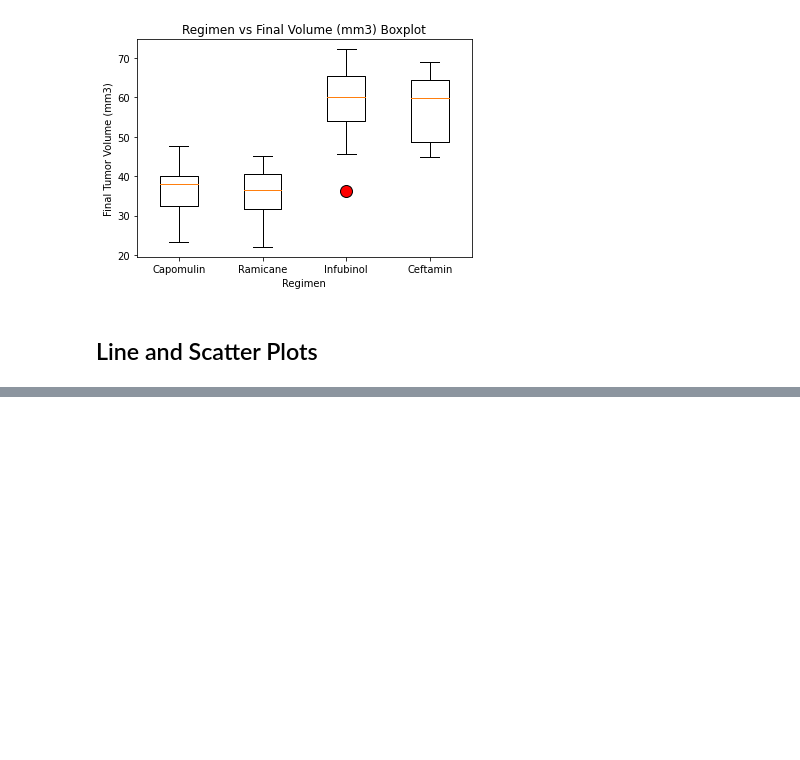
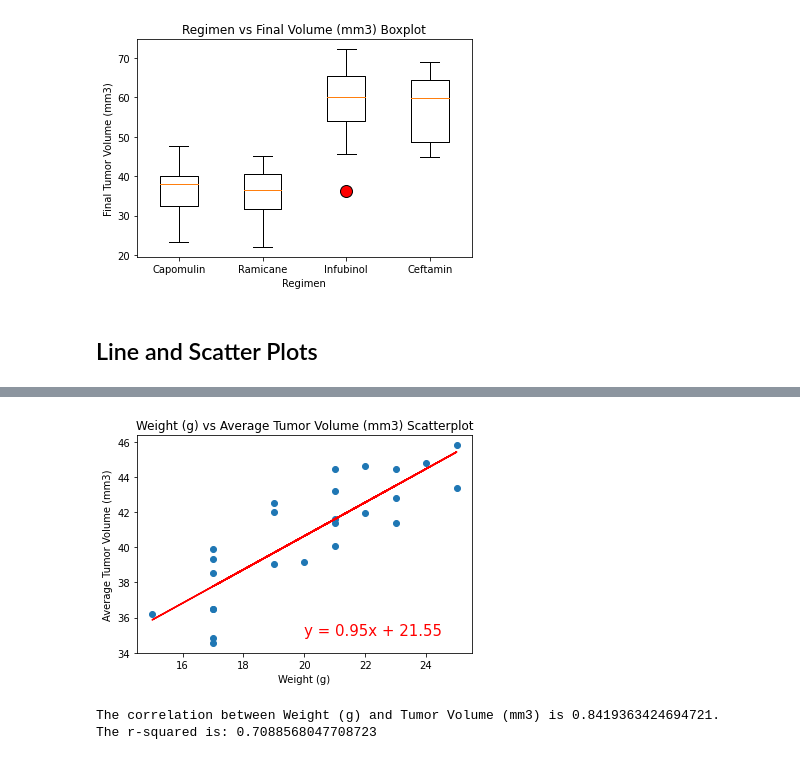
Before and after one commit to herzf012/pymaceuticals_inc, a Jupyter notebook: Pymaceuticals/pymaceuticals_starter.ipynb, the cells around one changed output, grey strips where cells are left out. Cells and saved outputs as stored; diff of their text form; code cells hidden in the pictures; blank space fills up the shorter version.

```diff
--- a/Pymaceuticals/pymaceuticals_starter.ipynb
+++ b/Pymaceuticals/pymaceuticals_starter.ipynb
@@ -365,0 +382,32 @@ plt.show()
+# %%
+# Generate a scatter plot of average tumor volume vs. mouse weight for the Capomulin regimen
+capo_mouse_df.groupby("Mouse ID").mean()
+plt.scatter(capo_mouse_df.groupby("Mouse ID").mean()["Weight (g)"],\
+            capo_mouse_df.groupby("Mouse ID").mean()["Tumor Volume (mm3)"])
+plt.xlabel("Weight (g)")
+plt.ylabel("Average Tumor Volume (mm3)")
+plt.title("Weight (g) vs Average Tumor Volume (mm3) Scatterplot")
+
+## Correlation and Regression
+
+# Calculate the correlation coefficient and linear regression model
+# for mouse weight and average tumor volume for the Capomulin regimen
+correlation = st.pearsonr(capo_mouse_df.groupby("Mouse ID").mean()["Weight (g)"],\
+                         capo_mouse_df.groupby("Mouse ID").mean()["Tumor Volume (mm3)"])
+
+# Code template below taken from ..\ClassRepo\UofM-VIRT-DATA-PT-06-2022-U-LOLC\01-Lesson-Plans\
+# 05-Matplotlib\3\Activities\08-Ins_Fits_and_Regression\Solved\regression.ipynb
+
+(slope, intercept, rvalue, pvalue, stderr) = st.linregress(capo_mouse_df.groupby("Mouse ID").mean()["Weight (g)"],\
+                                                      capo_mouse_df.groupby("Mouse ID").mean()["Tumor Volume (mm3)"])
+regress_values = capo_mouse_df.groupby("Mouse ID").mean()["Weight (g)"] * slope + intercept
+line_eq = f"y = {round(slope, 2)}x + {round(intercept, 2)}"
+plt.plot(capo_mouse_df.groupby("Mouse ID").mean()["Weight (g)"], regress_values, "r-")
+plt.annotate(line_eq, (20.0, 35.0), color = "red", fontsize = 15)
+plt.show()
+print(f"The correlation between Weight (g) and Tumor Volume (mm3) is {correlation[0]}.")
+print(f"The r-squared is: {rvalue ** 2}")
+# %% [output]
+[figure, added]
+The correlation between Weight (g) and Tumor Volume (mm3) is 0.8419363424694721.
+The r-squared is: 0.7088568047708723
```
Also changed, not shown: parts of 5 cells of this notebook.
